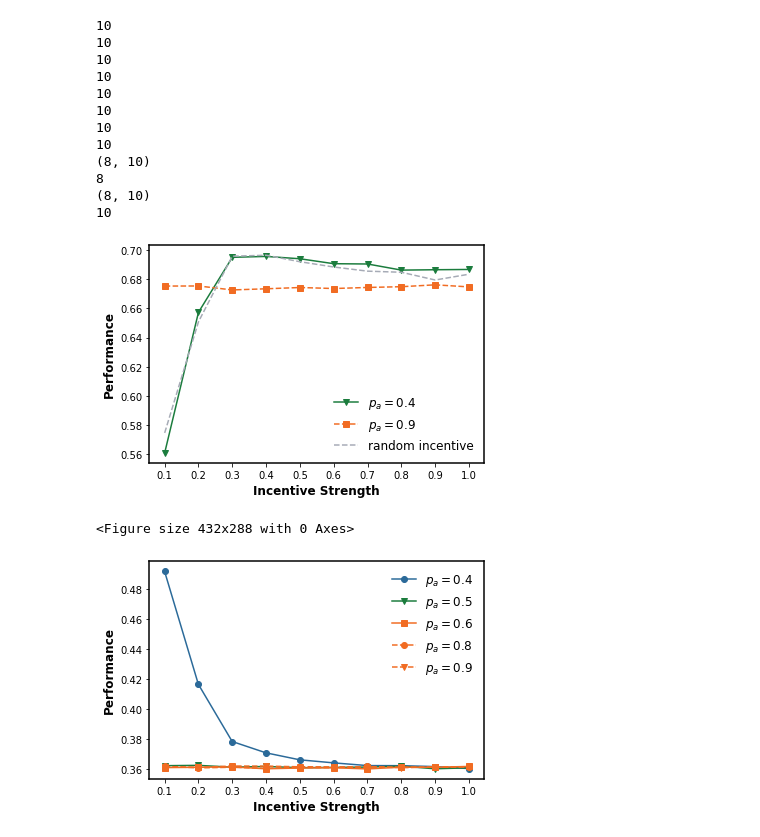
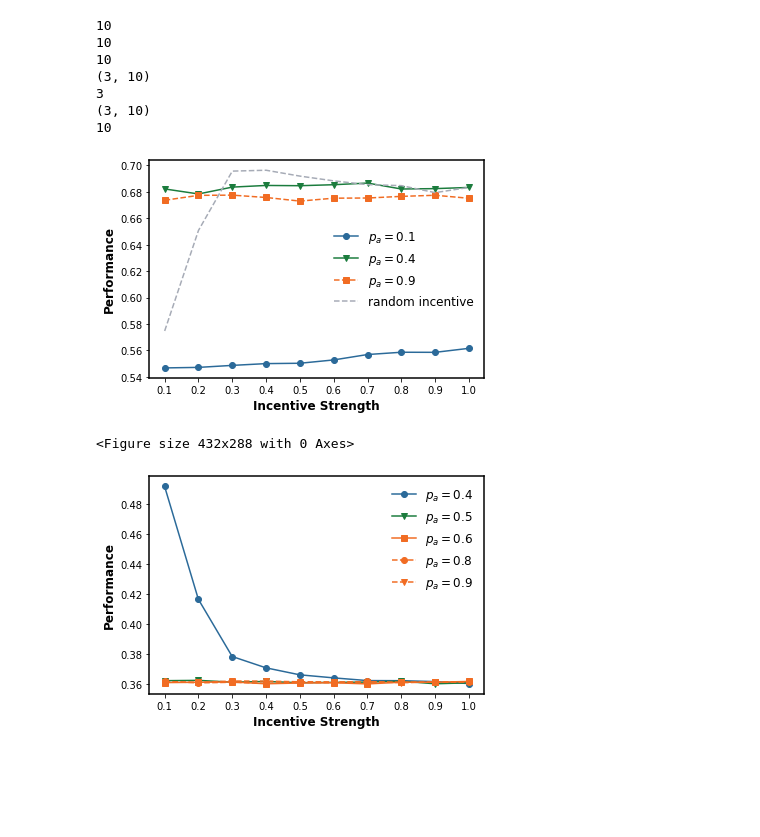
Before and after one commit to GrandJune/DAOs, a Jupyter notebook: V4/Incentive_endogenous_contribution/Evaluator.ipynb, the cells around one changed output. Cells and saved outputs as stored; diff of their text form; code cells hidden in the pictures; blank space fills up the shorter version.

```diff
--- a/V4/Incentive_endogenous_contribution/Evaluator.ipynb
+++ b/V4/Incentive_endogenous_contribution/Evaluator.ipynb
@@ -25,9 +25,9 @@ morandi_purple = "#B08BEB"
 shallow_grey = "#D3D4D3"
 deep_grey = "#A6ABB6"
 # %%
-data_folder = r"E:\data\dao-0310-23\V4_4\Incentive_endogenous_8"
-# active_list = [0.9]
-active_list = [0.1, 0.2, 0.3, 0.4, 0.5, 0.6, 0.8, 0.9]
+data_folder = r"E:\data\dao-0310-23\V4_4\Incentive_endogenous_contribution"
+active_list = [0.1, 0.4, 0.9]
+# active_list = [0.1, 0.2, 0.3, 0.4, 0.5, 0.6, 0.8, 0.9]
 performance_list = []
 for active in active_list:
     dao_performance_file = data_folder + r"\dao_performance_{0}".format(active)
@@ -55,42 +55,37 @@ print(len(random_incentive_performance))
 10
 10
 10
+(3, 10)
+3
+(3, 10)
 10
-10
-10
-10
-10
-(8, 10)
-8
-(8, 10)
-10
 # %%
 incentive_list = [0.1, 0.2, 0.3, 0.4, 0.5, 0.6, 0.7, 0.8, 0.9, 1.0]
 fig, (ax1) = plt.subplots(1, 1)
 
 ax1.spines["left"].set_linewidth(1.5)
 ax1.spines["right"].set_linewidth(1.5)
 ax1.spines["top"].set_linewidth(1.5)
 ax1.spines["bottom"].set_linewidth(1.5)
 
-# ax1.plot(incentive_list, performance_list[0], "-o", label="$p_{{a}}={0}$".format(active_list[0]), color=nature_blue)
-# ax1.plot(incentive_list, performance_list[1], "-v", label="$p_{{a}}={0}$".format(active_list[1]), color=nature_green)
-ax1.plot(incentive_list, performance_list[3], "-v", label="$p_{{a}}={0}$".format(active_list[3]), color=nature_green)
+ax1.plot(incentive_list, performance_list[0], "-o", label="$p_{{a}}={0}$".format(active_list[0]), color=nature_blue)
+ax1.plot(incentive_list, performance_list[1], "-v", label="$p_{{a}}={0}$".format(active_list[1]), color=nature_green)
+# ax1.plot(incentive_list, performance_list[3], "-v", label="$p_{{a}}={0}$".format(active_list[3]), color=nature_green)
 # ax1.plot(incentive_list, performance_list[3], "--o", label="$p_{{a}}={0}$".format(active_list[3]), color=nature_orange)
 ax1.plot(incentive_list, performance_list[-1], "--s", label="$p_{{a}}={0}$".format(active_list[-1]), color=nature_orange)
 ax1.plot(incentive_list, random_incentive_performance, "--", label="random incentive", color=deep_grey)
 # ax1.plot(incentive_list, performance_list[-1], "--s", label="$p_{a}=0.9$", color=nature_orange)
 plt.xlabel('Incentive Strength', fontweight='bold', fontsize=12)
 plt.ylabel('Performance', fontweight='bold', fontsize=12)
 plt.xticks(incentive_list)
 handles, labels = ax1.get_legend_handles_labels()
 handles = [h[0] if isinstance(h, container.ErrorbarContainer) else h for h in handles]
 plt.legend(frameon=False, ncol=1, fontsize=12)
 plt.savefig(data_folder + r"\Performance_across_incentive.png", transparent=True, dpi=300)
 plt.show()
 plt.clf()
 # %% [output]
-[figure, old version]
+[figure, new version]
 <Figure size 432x288 with 0 Axes>
 # %%
 incentive_list = [0.1, 0.2, 0.3, 0.4, 0.5, 0.6, 0.7, 0.8, 0.9, 1.0]
```
Also changed, not shown: 15 other files.
